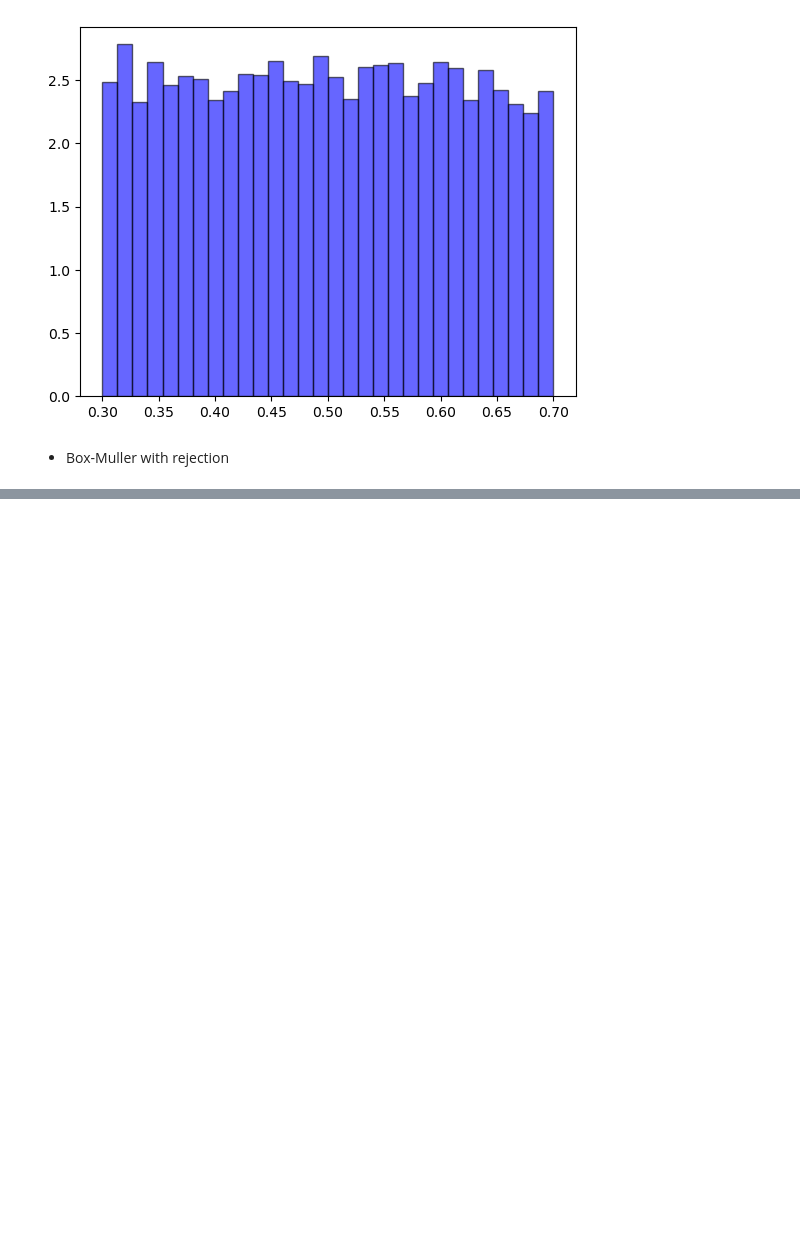
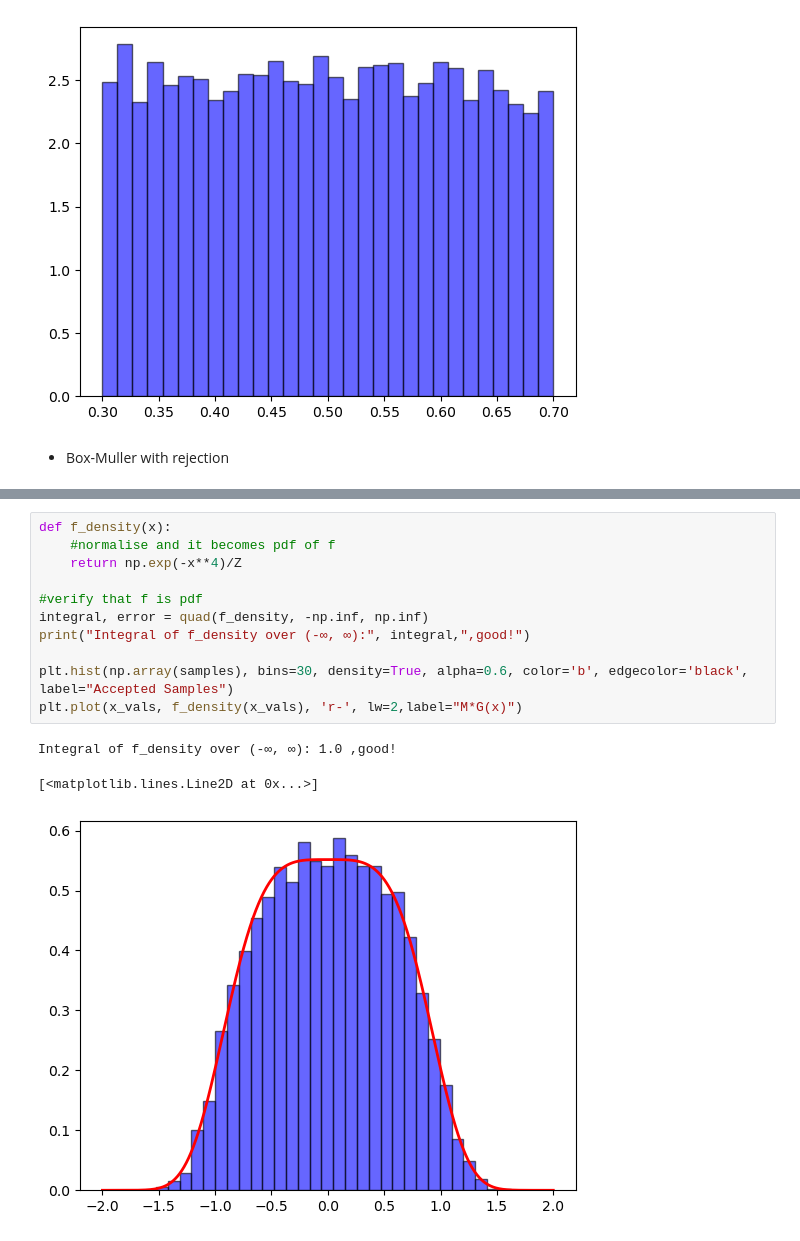
Before and after one commit to aayrapet/MC_simulations, a Jupyter notebook: main.ipynb, the cells around one changed output, grey strips where cells are left out. Drawn from its saved outputs; the diff is of its cells as text; blank space fills up the shorter version.

```diff
--- a/main.ipynb
+++ b/main.ipynb
@@ -247,0 +289,15 @@ while len(samples) < 10000:  # Generate 10,000 valid samples ( A)
+# %%
+def f_density(x):
+    #normalise and it becomes pdf of f
+    return np.exp(-x**4)/Z
+
+#verify that f is pdf
+integral, error = quad(f_density, -np.inf, np.inf)
+print("Integral of f_density over (-∞, ∞):", integral,",good!")
+
+plt.hist(np.array(samples), bins=30, density=True, alpha=0.6, color='b', edgecolor='black', label="Accepted Samples")
+plt.plot(x_vals, f_density(x_vals), 'r-', lw=2,label="M*G(x)")
+# %% [output]
+Integral of f_density over (-∞, ∞): 1.0 ,good!
+[<matplotlib.lines.Line2D at 0x...>]
+[figure, added]
```
Also changed, not shown: parts of 20 cells of this notebook.
